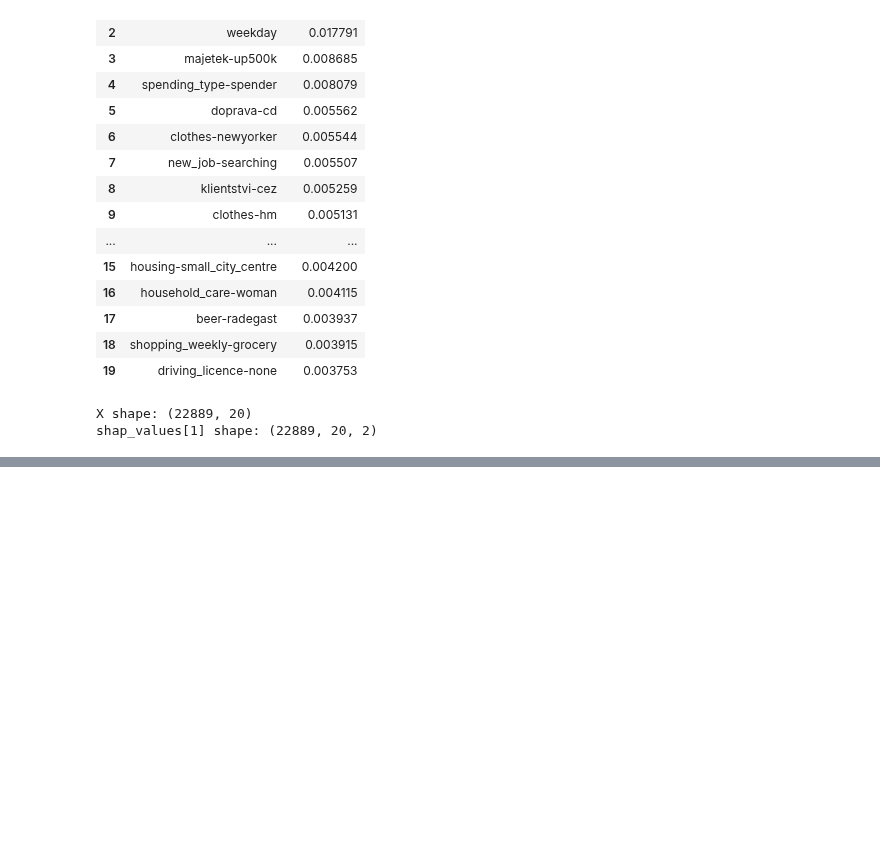
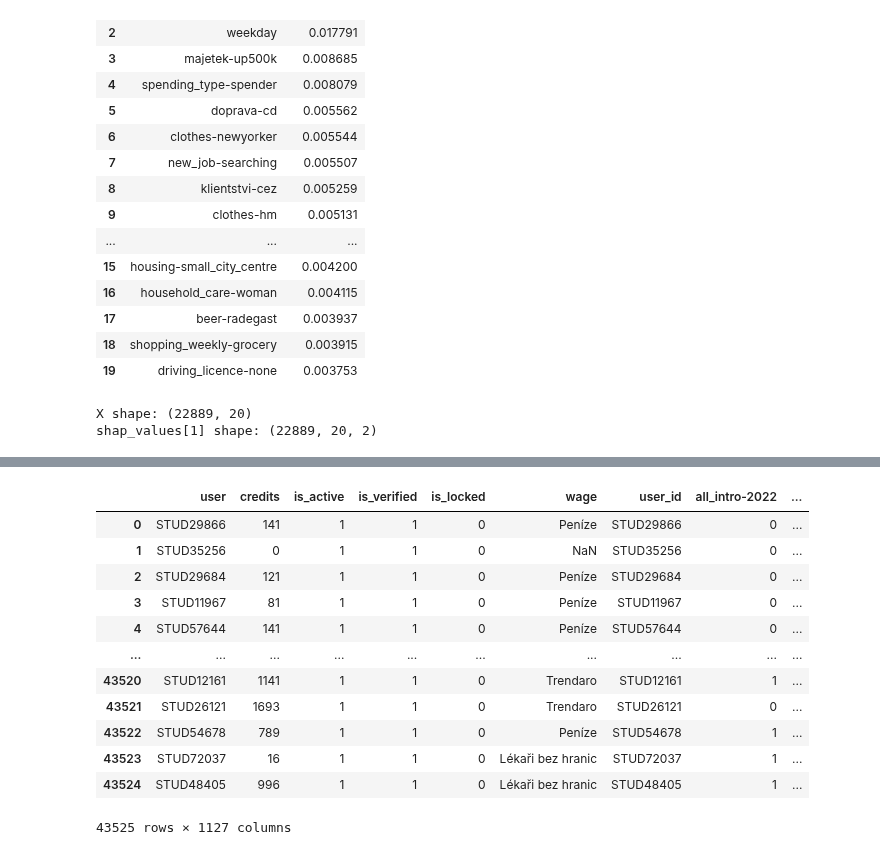
Before and after one commit to vuva00/DP-DataEight, a Jupyter notebook: sandbox/data_prep-modeling.ipynb, the cells around one changed output, grey strips where cells are left out. Drawn from its saved outputs; the diff is of its cells as text; code cells hidden in the pictures; blank space fills up the shorter version.

```diff
--- a/sandbox/data_prep-modeling.ipynb
+++ b/sandbox/data_prep-modeling.ipynb
@@ -570,0 +539,2 @@ array([[ 0.03959988, -0.03959988],
+# %%
+df_credits, df_atlas, df_payments = read_data()
@@ -570,0 +566,16 @@ array([[ 0.03959988, -0.03959988],
+# %%
+df_credits.merge(df_atlas, left_on='user', right_on='user_id')
+# %% [output]
+|  | user | credits | is_active | is_verified | is_locked | wage | user_id | all_intro-2022 | ... |
+| 0 | STUD29866 | 141 | 1 | 1 | 0 | Peníze | STUD29866 | 0 | ... |
+| 1 | STUD35256 | 0 | 1 | 1 | 0 | NaN | STUD35256 | 0 | ... |
+| 2 | STUD29684 | 121 | 1 | 1 | 0 | Peníze | STUD29684 | 0 | ... |
+| 3 | STUD11967 | 81 | 1 | 1 | 0 | Peníze | STUD11967 | 0 | ... |
+| 4 | STUD57644 | 141 | 1 | 1 | 0 | Peníze | STUD57644 | 0 | ... |
+| ... | ... | ... | ... | ... | ... | ... | ... | ... | ... |
+| 43520 | STUD12161 | 1141 | 1 | 1 | 0 | Trendaro | STUD12161 | 1 | ... |
+| 43521 | STUD26121 | 1693 | 1 | 1 | 0 | Trendaro | STUD26121 | 0 | ... |
+| 43522 | STUD54678 | 789 | 1 | 1 | 0 | Peníze | STUD54678 | 1 | ... |
+| 43523 | STUD72037 | 16 | 1 | 1 | 0 | Lékaři bez hranic | STUD72037 | 1 | ... |
+| 43524 | STUD48405 | 996 | 1 | 1 | 0 | Lékaři bez hranic | STUD48405 | 1 | ... |
+43525 rows × 1127 columns
```
Also changed, not shown: parts of 17 cells of this notebook, 6 other files.
